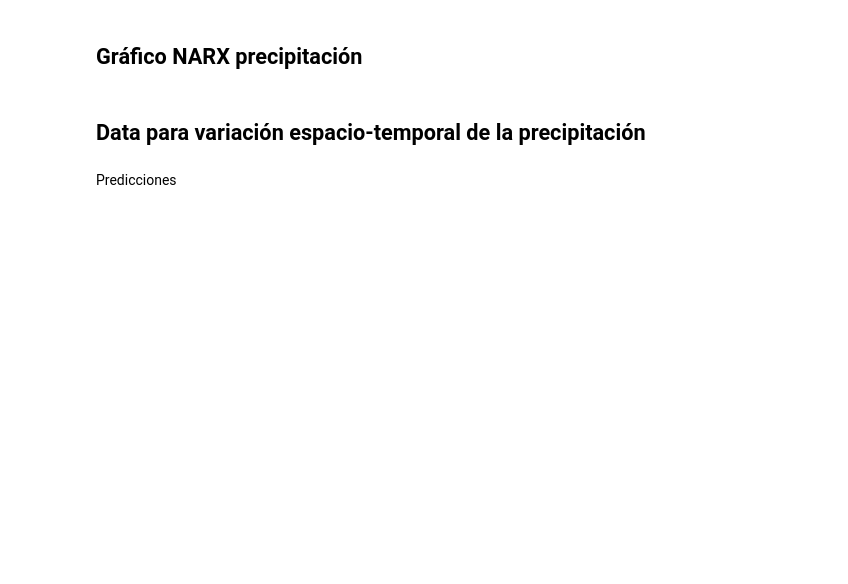
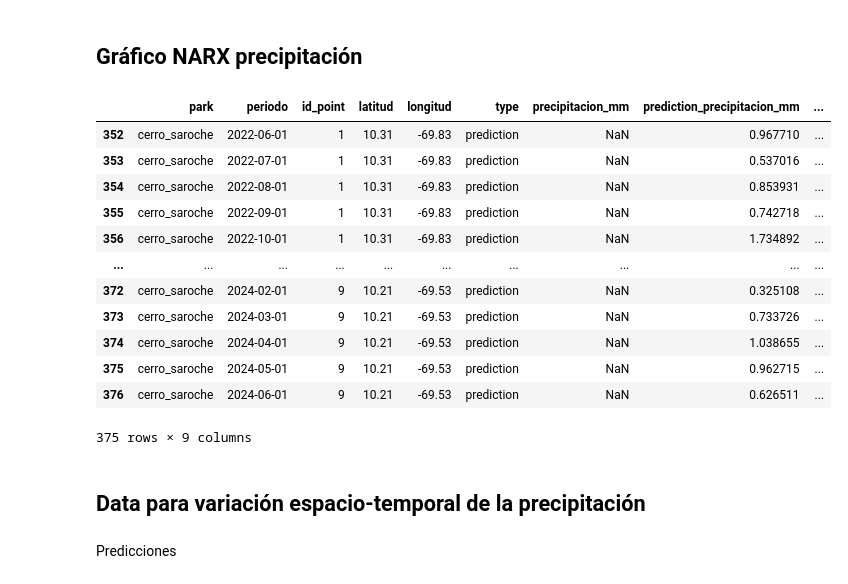
Before and after one commit to esglobe/seev-analytics, a Jupyter notebook: cerro_saroche/2_narx_precipitacion_analysis.ipynb, the cells around one changed output. Saved outputs shown, nothing was run; the diff lists cells and outputs as text; code cells hidden in the pictures; blank space fills up the shorter version.

```diff
--- a/cerro_saroche/2_narx_precipitacion_analysis.ipynb
+++ b/cerro_saroche/2_narx_precipitacion_analysis.ipynb
@@ -414,6 +446,22 @@ fig.update_layout( height=800,
 
 fig.write_image(f'./{park}/figures/narx_precipitacion.png')
 fig.show()
+# %%
+precipitacion_pd.query("type=='prediction'")
+# %% [output]
+|  | park | periodo | id_point | latitud | longitud | type | precipitacion_mm | prediction_precipitacion_mm | ... |
+| 352 | cerro_saroche | 2022-06-01 | 1 | 10.31 | -69.83 | prediction | NaN | 0.967710 | ... |
+| 353 | cerro_saroche | 2022-07-01 | 1 | 10.31 | -69.83 | prediction | NaN | 0.537016 | ... |
+| 354 | cerro_saroche | 2022-08-01 | 1 | 10.31 | -69.83 | prediction | NaN | 0.853931 | ... |
+| 355 | cerro_saroche | 2022-09-01 | 1 | 10.31 | -69.83 | prediction | NaN | 0.742718 | ... |
+| 356 | cerro_saroche | 2022-10-01 | 1 | 10.31 | -69.83 | prediction | NaN | 1.734892 | ... |
+| ... | ... | ... | ... | ... | ... | ... | ... | ... | ... |
+| 372 | cerro_saroche | 2024-02-01 | 9 | 10.21 | -69.53 | prediction | NaN | 0.325108 | ... |
+| 373 | cerro_saroche | 2024-03-01 | 9 | 10.21 | -69.53 | prediction | NaN | 0.733726 | ... |
+| 374 | cerro_saroche | 2024-04-01 | 9 | 10.21 | -69.53 | prediction | NaN | 1.038655 | ... |
+| 375 | cerro_saroche | 2024-05-01 | 9 | 10.21 | -69.53 | prediction | NaN | 0.962715 | ... |
+| 376 | cerro_saroche | 2024-06-01 | 9 | 10.21 | -69.53 | prediction | NaN | 0.626511 | ... |
+375 rows × 9 columns
 # %% [markdown]
 ## Data para variación espacio-temporal de la precipitación
 # %% [markdown]
```
Also changed, not shown: parts of 8 cells of this notebook, 10 other files.
